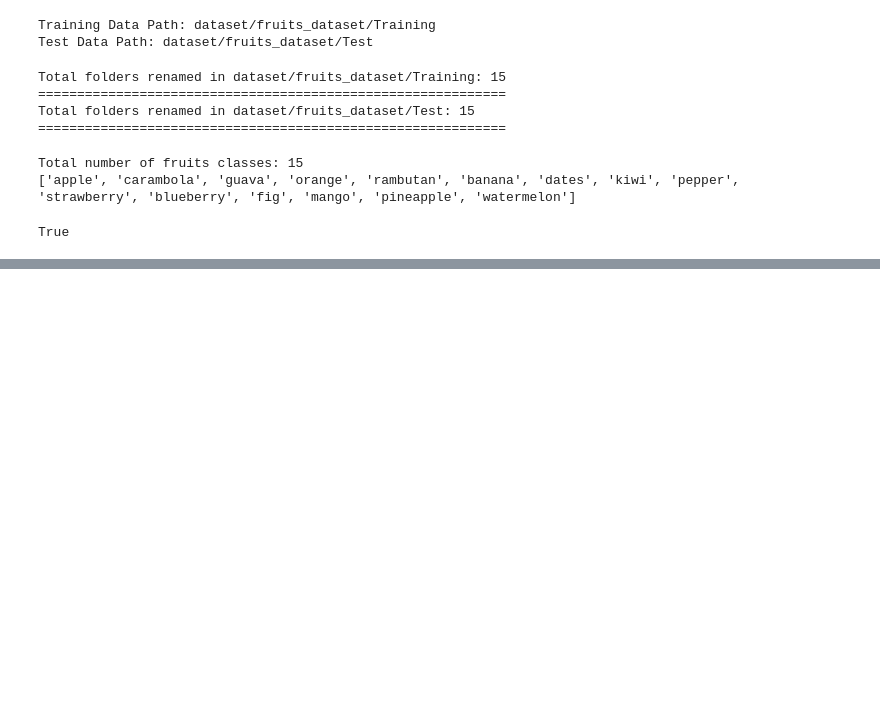
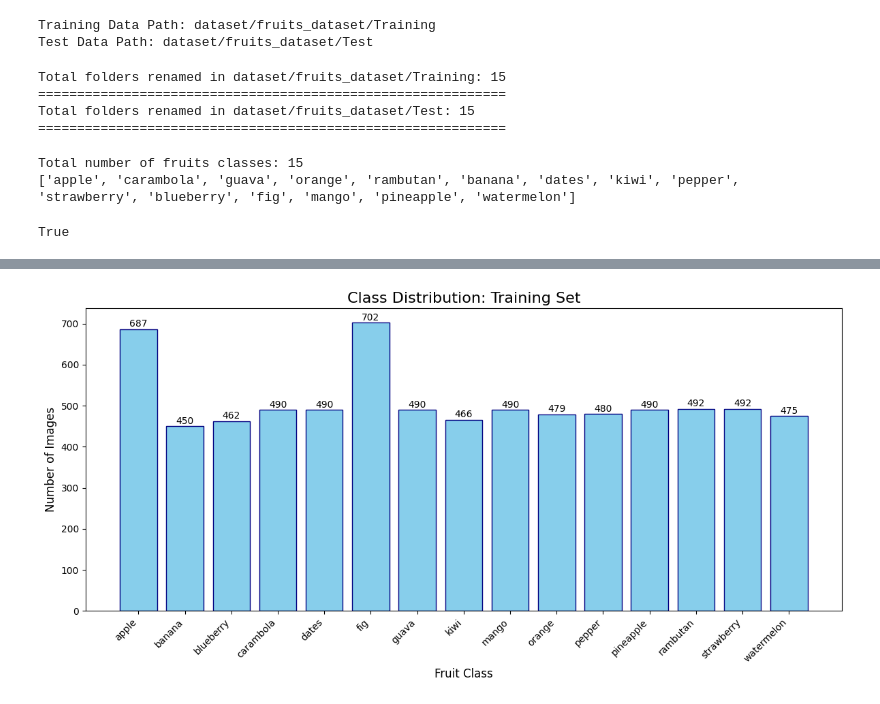
Before and after one commit to nl-codes/6CS012-Artificial-Intelligence-and-Machine-Learning, a Jupyter notebook: assessment/visual_task/prepare_dataset.ipynb, the cells around one changed output, grey strips where cells are left out. Cells and saved outputs as stored; diff of their text form; code cells hidden in the pictures; blank space fills up the shorter version.

```diff
--- a/assessment/visual_task/prepare_dataset.ipynb
+++ b/assessment/visual_task/prepare_dataset.ipynb
@@ -333,0 +448,5 @@ True
+# %%
+# See class distribution of Trainig Data
+visualize_class_distribution(TRAIN_DIR, "Training Set")
+# %% [output]
+[figure, added]
```
Also changed, not shown: parts of 7 cells of this notebook.
